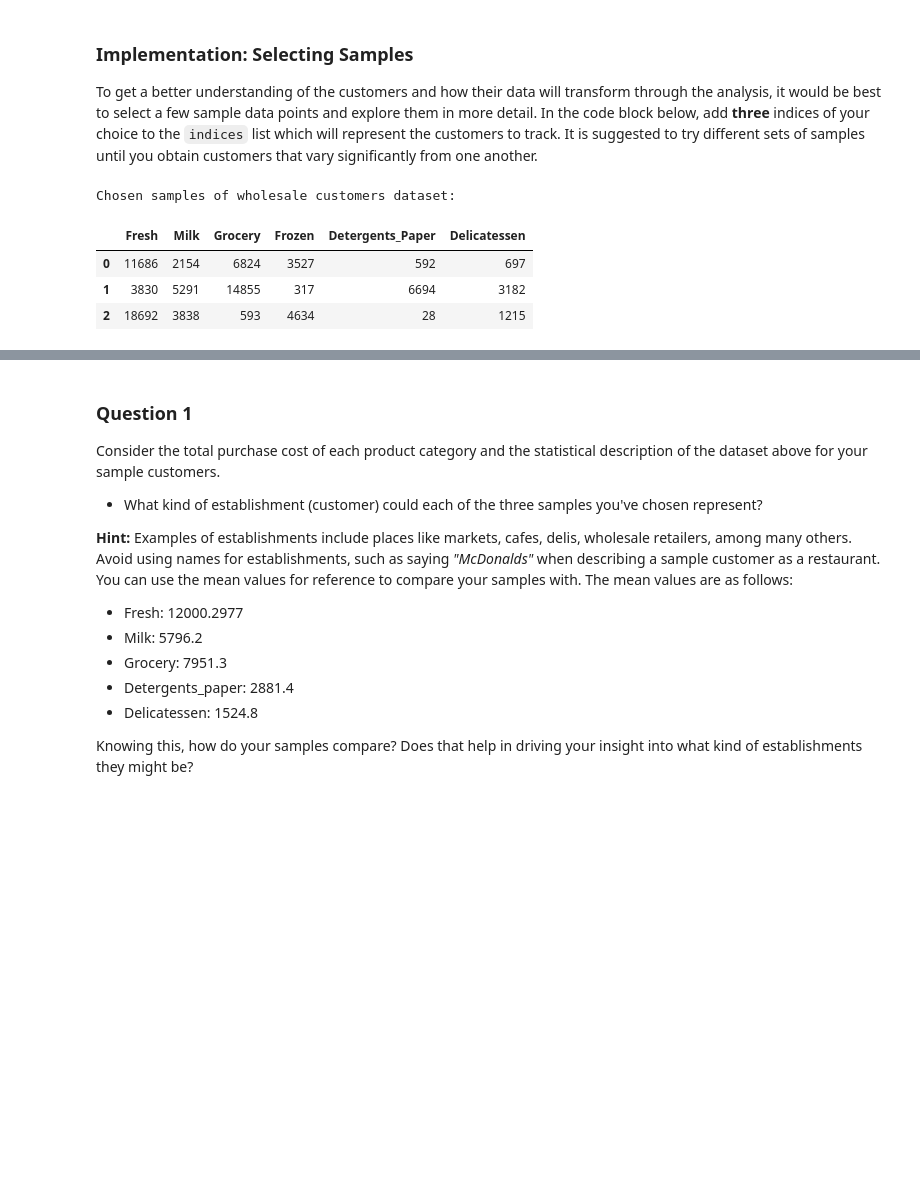
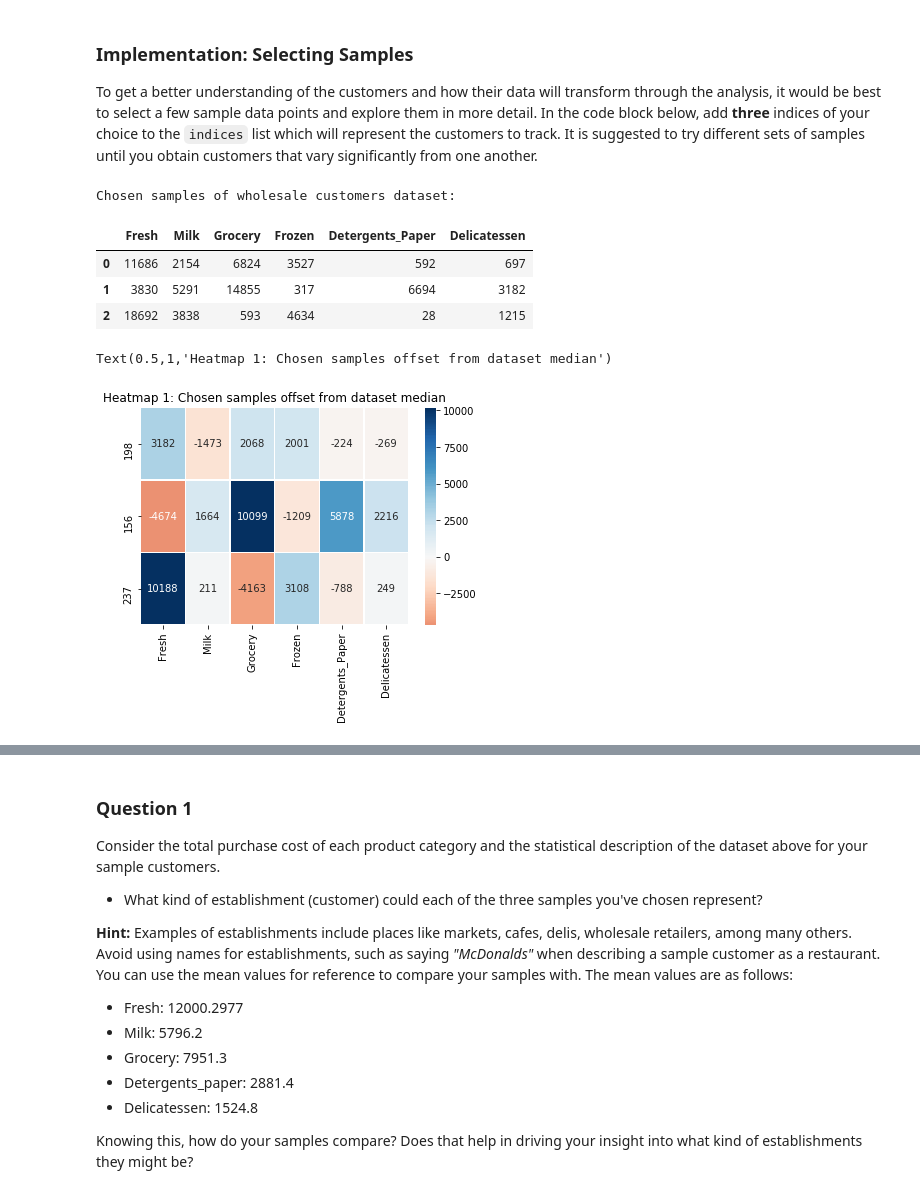
Before and after one commit to fredericoguerra/ML-Udacity-customer_segment, a Jupyter notebook: customer_segments.ipynb, the cells around one changed output, grey strips where cells are left out. Drawn from its saved outputs; the diff is of its cells as text; code cells hidden in the pictures; blank space fills up the shorter version.

```diff
--- a/customer_segments.ipynb
+++ b/customer_segments.ipynb
@@ -59,16 +59,25 @@ display(data.describe())
 ### Implementation: Selecting Samples
 To get a better understanding of the customers and how their data will transform through the analysis, it would be best to select a few sample data points and explore them in more detail. In the code block below, add **three** indices of your choice to the `indices` list which will represent the customers to track. It is suggested to try different sets of samples until you obtain customers that vary significantly from one another.
 # %%
+import seaborn as sns
+
 # TODO: Select three indices of your choice you wish to sample from the dataset
 indices = [198, 156, 237]
 
 # Create a DataFrame of the chosen samples
 samples = pd.DataFrame(data.loc[indices], columns = data.keys()).reset_index(drop = True)
 print("Chosen samples of wholesale customers dataset:")
 display(samples)
+
+mean_samples = samples - np.around(data.median().values)
+mean_samples.index = indices
+ax = sns.heatmap(mean_samples, center = 0, cmap="RdBu", annot = True, fmt ='g', linewidths=.5)
+ax.set_title("Heatmap 1: Chosen samples offset from dataset median")
 # %% [output]
 Chosen samples of wholesale customers dataset:
 |  | Fresh | Milk | Grocery | Frozen | Detergents_Paper | Delicatessen |
 | 0 | 11686 | 2154 | 6824 | 3527 | 592 | 697 |
 | 1 | 3830 | 5291 | 14855 | 317 | 6694 | 3182 |
 | 2 | 18692 | 3838 | 593 | 4634 | 28 | 1215 |
+Text(0.5,1,'Heatmap 1: Chosen samples offset from dataset median')
+[figure, added]
```
Also changed, not shown: parts of 9 cells of this notebook, 2 other files.
